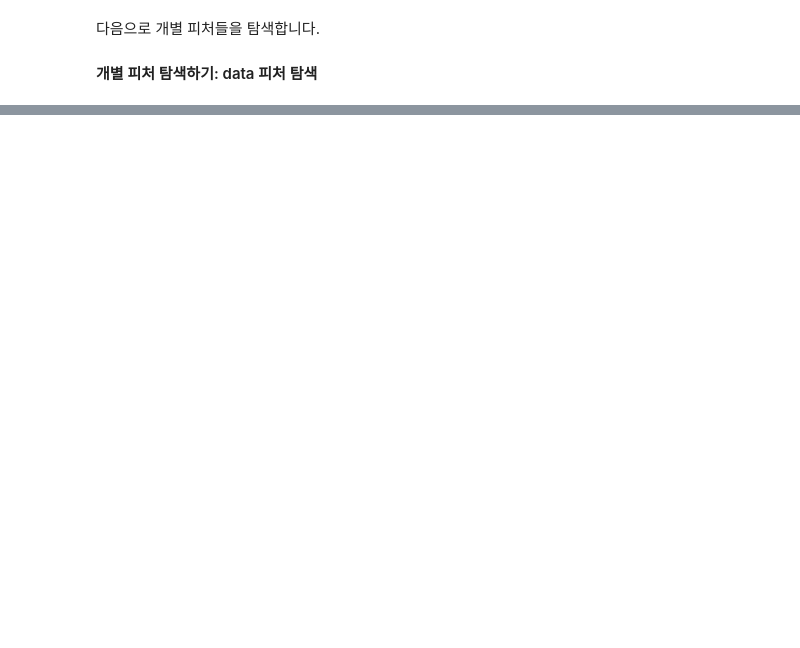
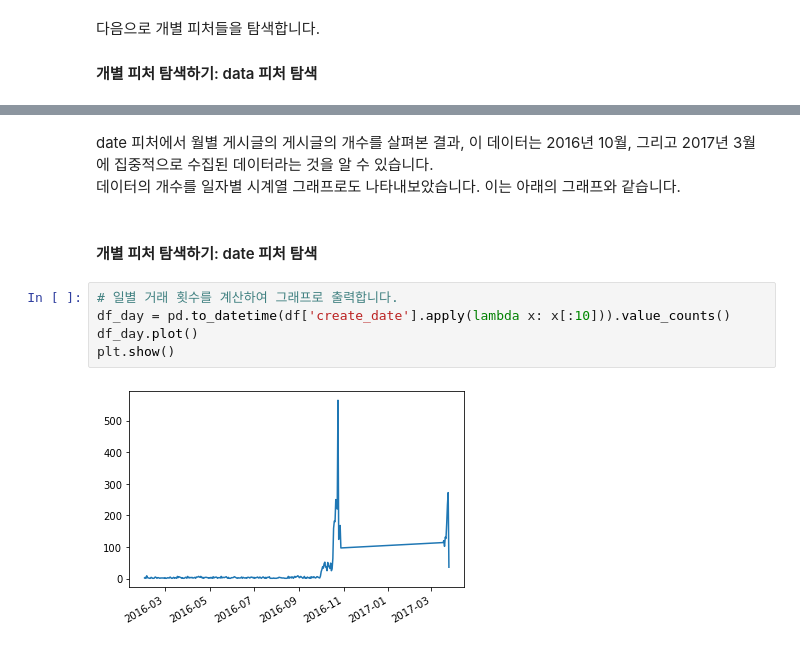
Before and after one commit to choiuikang/with_python, a Jupyter notebook: chapter-5.1.ipynb, the cells around one changed output, grey strips where cells are left out. Saved outputs shown, nothing was run; the diff lists cells and outputs as text; blank space fills up the shorter version.

```diff
--- a/chapter-5.1.ipynb
+++ b/chapter-5.1.ipynb
@@ -41,0 +72,12 @@ NameError: name 'df' is not defined
+# %% [markdown]
+date 피처에서 월별 게시글의 게시글의 개수를 살펴본 결과, 이 데이터는 2016년 10월, 그리고 2017년 3월에 집중적으로 수집된 데이터라는 것을 알 수 있습니다. <br>
+데이터의 개수를 일자별 시계열 그래프로도 나타내보았습니다. 이는 아래의 그래프와 같습니다.
+# %% [markdown]
+#### 개별 피처 탐색하기: date 피처 탐색
+# %%
+# 일별 거래 횟수를 계산하여 그래프로 출력합니다.
+df_day = pd.to_datetime(df['create_date'].apply(lambda x: x[:10])).value_counts()
+df_day.plot()
+plt.show()
+# %% [output]
+[figure, added]
```
Also changed, not shown: parts of 17 cells of this notebook.
